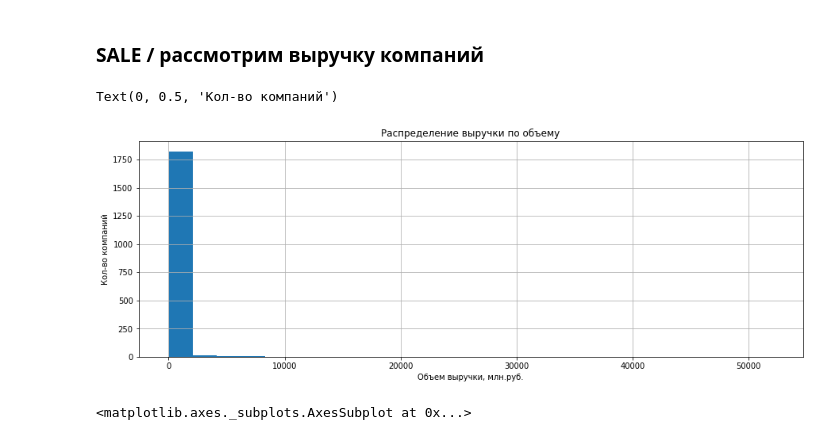
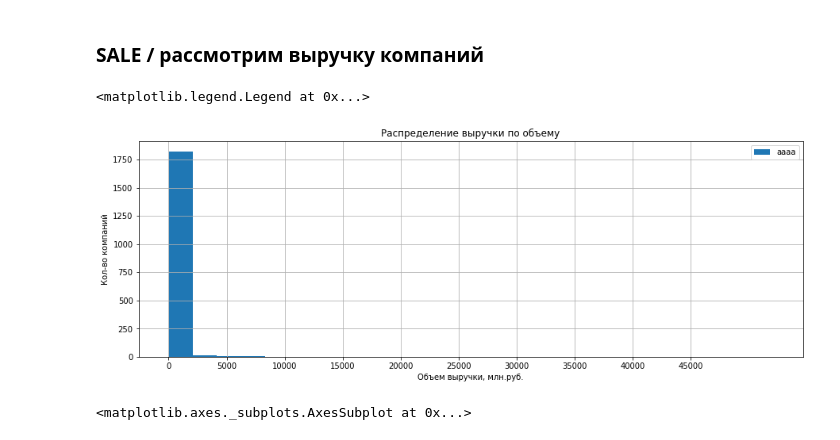
Before and after one commit to Alex478/Project_find_values, a Jupyter notebook: project_find_values.ipynb, the cells around one changed output. Drawn from its saved outputs; the diff is of its cells as text; code cells hidden in the pictures.

```diff
--- a/project_find_values.ipynb
+++ b/project_find_values.ipynb
@@ -391,7 +391,7 @@ uploaded = files.upload()
 [interactive output not drawn]
 Saving data_find_valus.csv to data_find_valus.csv
 # %%
-data = pd.read_csv('data_find_valus.csv', index_col= 'Unnamed: 0') # определить загруженный файл в таблицу
+data = pd.read_csv('data_find_values.csv', index_col= 'Unnamed: 0') # определить загруженный файл в таблицу
 # %% [markdown]
 ### - посмотрим на данные
 # %%
@@ -486,13 +479,15 @@ sns.jointplot(x='SALE', y='AKTIV', data=data_1, kind='reg');
 # %%
 # распределение выручки компаний
 sale_1 = data_1.SALE.hist(bins= 25, figsize=[15, 5]) # более 1750 компаний имеют выручку менее 5 000 млн.руб.
 
 sale_1.set_title('Распределение выручки по объему')
 sale_1.set_xlabel('Объем выручки, млн.руб.')
 sale_1.set_ylabel('Кол-во компаний')
+sale_1.set_xticks(range(0, 50000, 5000)) # разделение оси Х
+sale_1.legend(['aaaa', 'bbbb'])
 # %% [output]
-Text(0, 0.5, 'Кол-во компаний')
+<matplotlib.legend.Legend at 0x...>
-[figure, old version]
+[figure, new version]
 # %%
 # гистограмма и график плотности распределения выручки компаний
 sns.distplot(data_1['SALE'])
```
Also changed, not shown: parts of 13 cells of this notebook.
